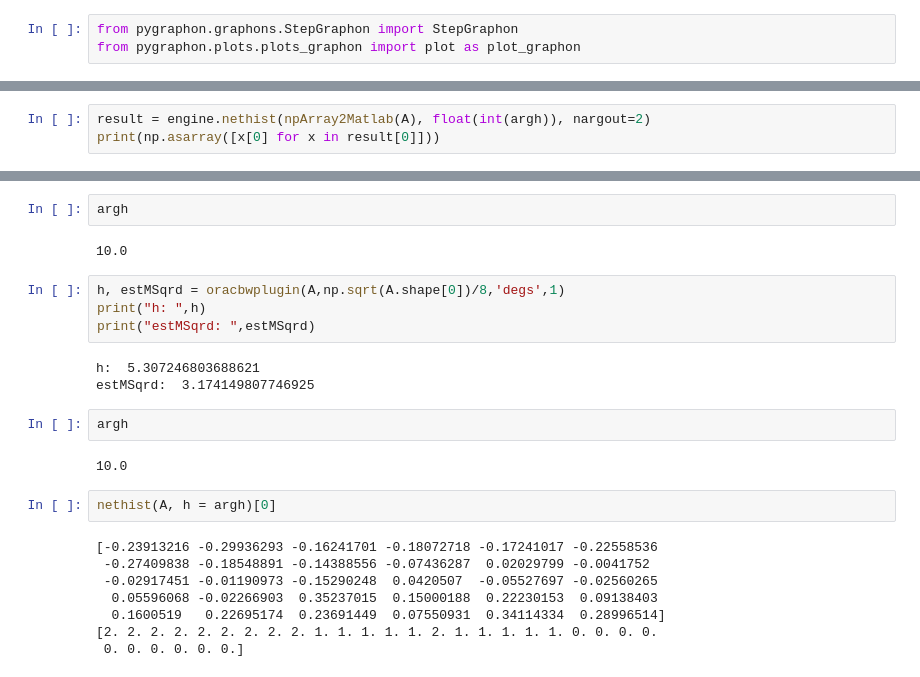
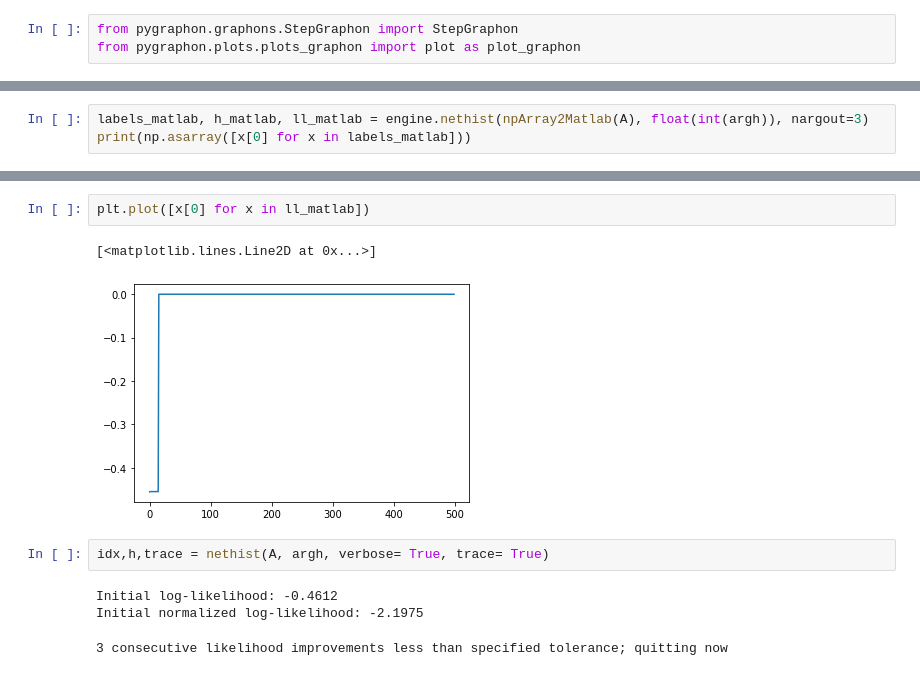
Before and after one commit to SDS-EPFL/pygraphon, a Jupyter notebook: dev/2022_12_02_test_nethist_python_version.ipynb, the cells around one changed output, grey strips where cells are left out. Saved outputs shown, nothing was run; the diff lists cells and outputs as text.

Commit message:
nethist.py works

```diff
--- a/dev/2022_12_02_test_nethist_python_version.ipynb
+++ b/dev/2022_12_02_test_nethist_python_version.ipynb
@@ -54,4 +45,4 @@ spy(A)
 # %%
-result = engine.nethist(npArray2Matlab(A), float(int(argh)), nargout=2)
-print(np.asarray([x[0] for x in result[0]]))
+labels_matlab, h_matlab, ll_matlab = engine.nethist(npArray2Matlab(A), float(int(argh)), nargout=3)
+print(np.asarray([x[0] for x in labels_matlab]))
 # %% [output]
@@ -75,25 +58,11 @@ u =
-# %%
-argh
-# %% [output]
-10.0
-# %%
-h, estMSqrd = oracbwplugin(A,np.sqrt(A.shape[0])/8,'degs',1)
-print("h: ",h)
-print("estMSqrd: ",estMSqrd)
-# %% [output]
-h:  5.307246803688621
-estMSqrd:  3.174149807746925
-# %%
-argh
-# %% [output]
-10.0
-# %%
-nethist(A, h = argh)[0]
-# %% [output]
-[-0.23913216 -0.29936293 -0.16241701 -0.18072718 -0.17241017 -0.22558536
- -0.27409838 -0.18548891 -0.14388556 -0.07436287  0.02029799 -0.0041752
- -0.02917451 -0.01190973 -0.15290248  0.0420507  -0.05527697 -0.02560265
-  0.05596068 -0.02266903  0.35237015  0.15000188  0.22230153  0.09138403
-  0.1600519   0.22695174  0.23691449  0.07550931  0.34114334  0.28996514]
-[2. 2. 2. 2. 2. 2. 2. 2. 2. 1. 1. 1. 1. 1. 2. 1. 1. 1. 1. 1. 0. 0. 0. 0.
- 0. 0. 0. 0. 0. 0.]
+# %%
+plt.plot([x[0] for x in ll_matlab])
+# %% [output]
+[<matplotlib.lines.Line2D at 0x...>]
+[figure, added]
+# %%
+idx,h,trace = nethist(A, argh, verbose= True, trace= True)
+# %% [output]
+Initial log-likelihood: -0.4612
+Initial normalized log-likelihood: -2.1975
+3 consecutive likelihood improvements less than specified tolerance; quitting now
```
Also changed, not shown: parts of 17 cells of this notebook, 7 other files.
